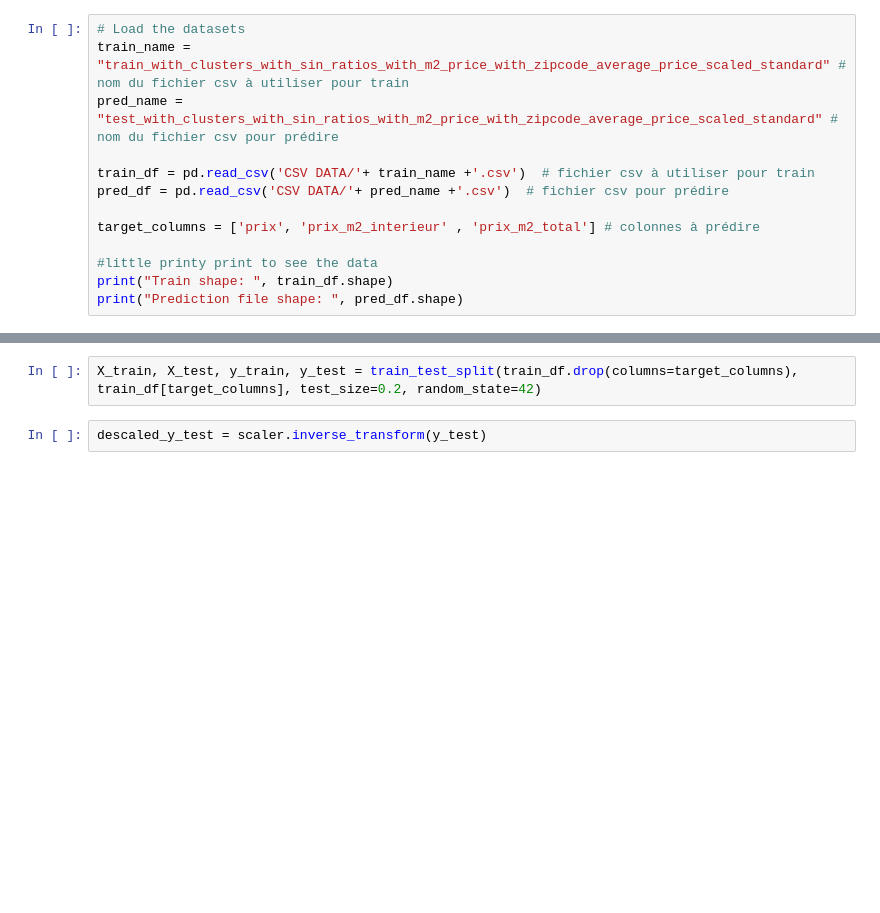
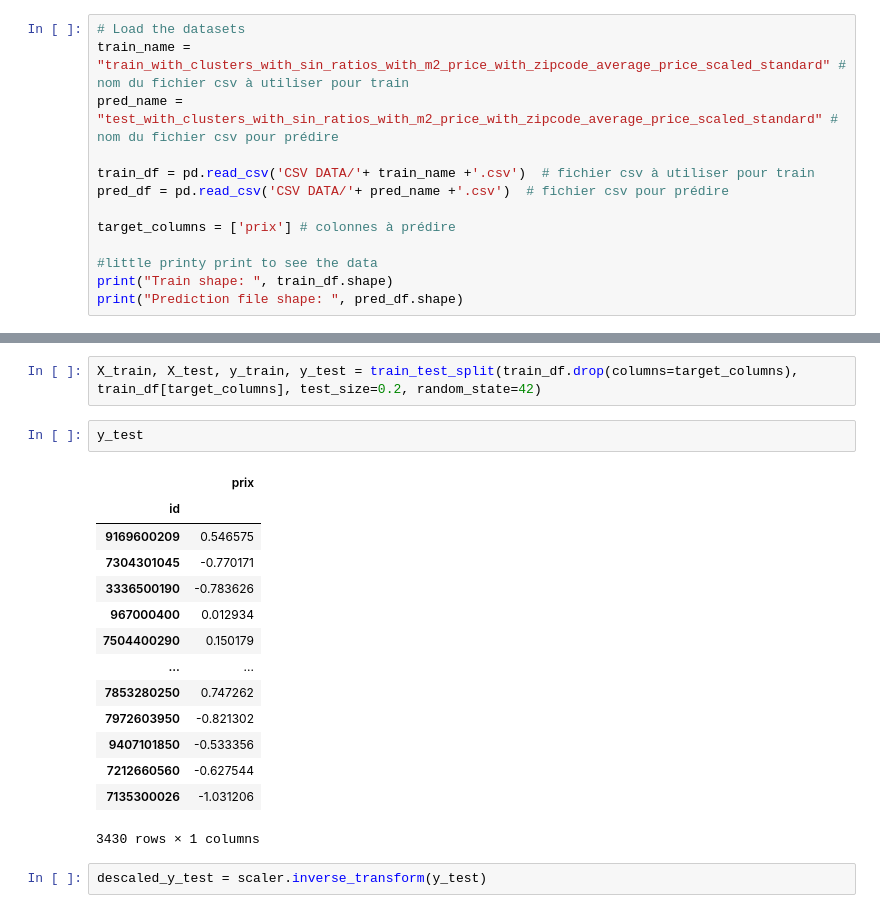
Before and after one commit to flarab29/PRAMA2025, a Jupyter notebook: regression_flo.ipynb, the cells around one changed output, grey strips where cells are left out. Cells and saved outputs as stored; diff of their text form; blank space fills up the shorter version.

```diff
--- a/regression_flo.ipynb
+++ b/regression_flo.ipynb
@@ -20,7 +20,7 @@ pred_name = "test_with_clusters_with_sin_ratios_with_m2_price_with_zipcode_avera
 train_df = pd.read_csv('CSV DATA/'+ train_name +'.csv')  # fichier csv à utiliser pour train
 pred_df = pd.read_csv('CSV DATA/'+ pred_name +'.csv')  # fichier csv pour prédire
 
-target_columns = ['prix', 'prix_m2_interieur' , 'prix_m2_total'] # colonnes à prédire
+target_columns = ['prix'] # colonnes à prédire
 
 #little printy print to see the data
 print("Train shape: ", train_df.shape)
@@ -55,6 +71,23 @@ train_df.set_index('id', inplace=True)
 pred_df.set_index('id', inplace=True)
 # %%
 X_train, X_test, y_train, y_test = train_test_split(train_df.drop(columns=target_columns), train_df[target_columns], test_size=0.2, random_state=42)
+# %%
+y_test
+# %% [output]
+|  | prix |
+| id |  |
+| 9169600209 | 0.546575 |
+| 7304301045 | -0.770171 |
+| 3336500190 | -0.783626 |
+| 967000400 | 0.012934 |
+| 7504400290 | 0.150179 |
+| ... | ... |
+| 7853280250 | 0.747262 |
+| 7972603950 | -0.821302 |
+| 9407101850 | -0.533356 |
+| 7212660560 | -0.627544 |
+| 7135300026 | -1.031206 |
+3430 rows × 1 columns
 # %%
 descaled_y_test = scaler.inverse_transform(y_test)
 # %%
```
Also changed, not shown: parts of 11 cells of this notebook, 4 other files.
